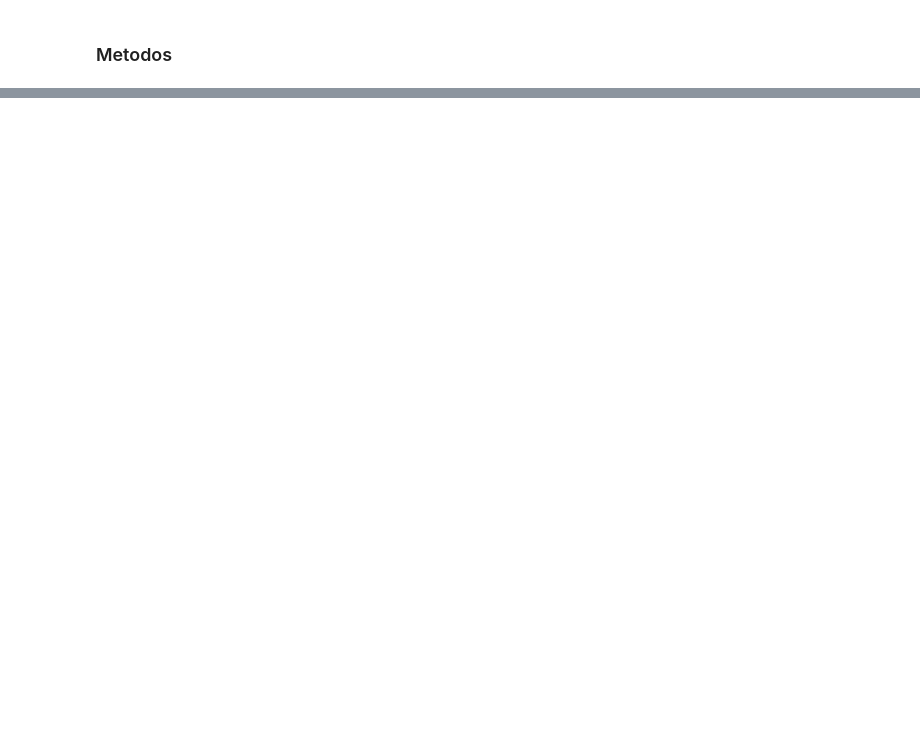
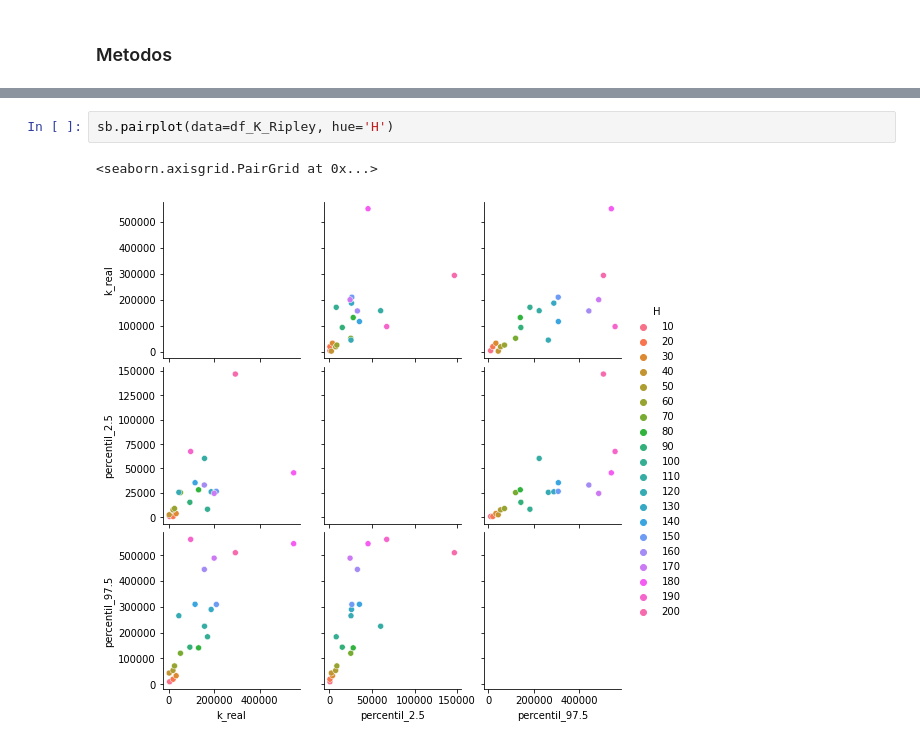
Before and after one commit to Rozco01/CD_202202_JEFFERSON_ROZO, a Jupyter notebook: Funcion_K_de_Ripley.ipynb, the cells around one changed output, grey strips where cells are left out. Cells and saved outputs as stored; diff of their text form; blank space fills up the shorter version.

```diff
--- a/Funcion_K_de_Ripley.ipynb
+++ b/Funcion_K_de_Ripley.ipynb
@@ -233,0 +399,5 @@ def iterateK(originalPointList):
+# %%
+sb.pairplot(data=df_K_Ripley, hue='H')
+# %% [output]
+<seaborn.axisgrid.PairGrid at 0x...>
+[figure, added]
```
Also changed, not shown: parts of 27 cells of this notebook.
